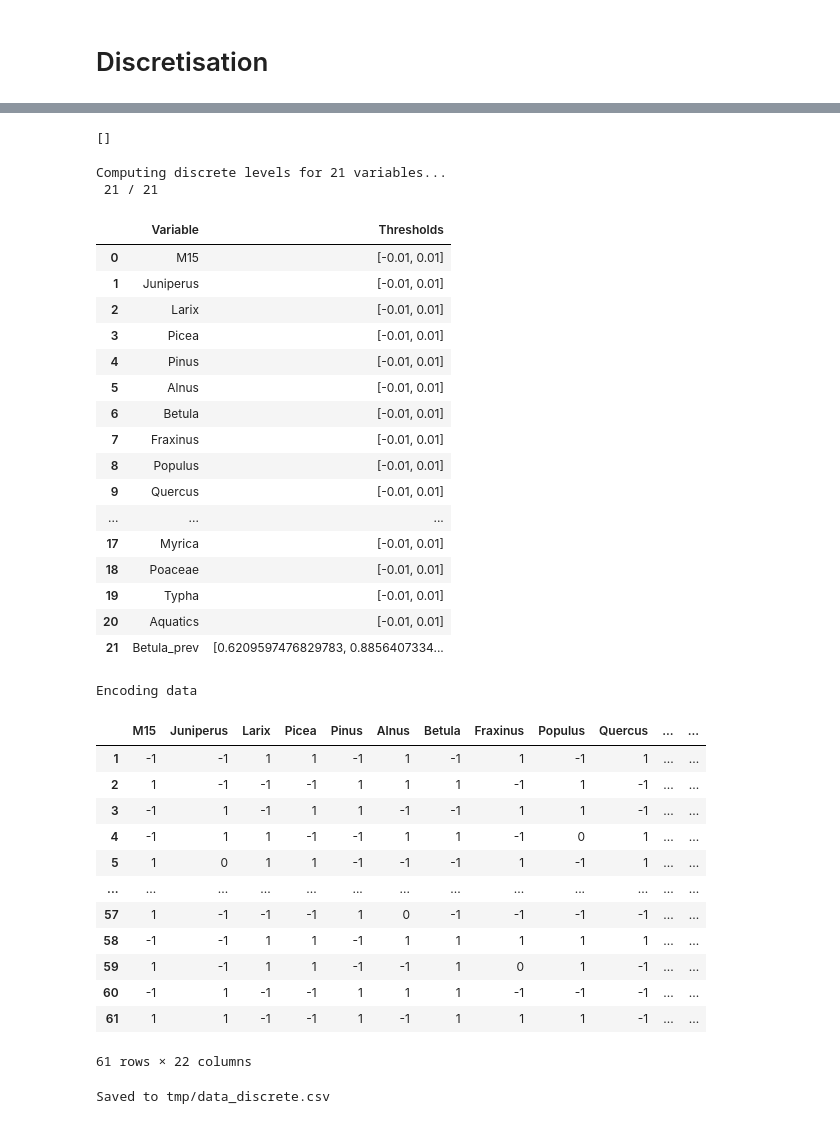
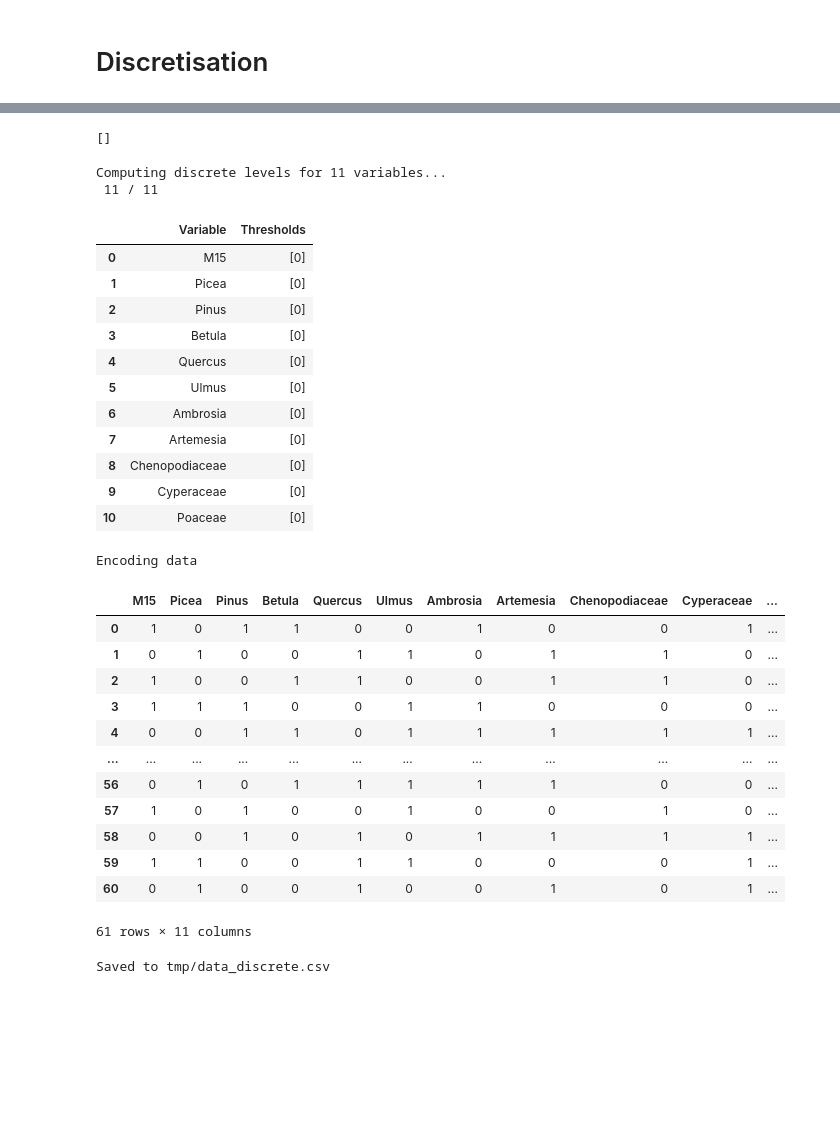
Before and after one commit to Tony-sama/boreal-forest, a Jupyter notebook: 1_data_processing.ipynb, the cells around one changed output, grey strips where cells are left out. Saved outputs shown, nothing was run; the diff lists cells and outputs as text; code cells hidden in the pictures; blank space fills up the shorter version.

```diff
--- a/1_data_processing.ipynb
+++ b/1_data_processing.ipynb
@@ -50,7 +52,7 @@ sns.lineplot(df_charcoal, x="Age", y=CHARCOAL_ID, color="firebrick")
 [figure]
 # %%
 df_pollen = pd.read_csv("data/boreal_forest/"+CHARCOAL_ID+"_spec.csv")
-df_pollen = df_pollen.rename(columns={"Profondeur": "Depth"})
+df_pollen = df_pollen.rename(columns={"Profondeur": "Depth"}).sort_values(by="Depth", ascending=False)
 df_pollen.columns = df_pollen.columns.str.strip()
 display(df_pollen)
 # %% [output]
@@ -91,5 +79,7 @@ if DEBUG:
 # %%
-df_pollen = df_pollen[[c for c in df_pollen.columns if c not in DISCARD_POLLEN]]
+df_pollen = df_pollen[[c for c in df_pollen.columns if c in FEATURES or c == "Depth"]]
+
+print(len(df_pollen.columns), df_pollen.columns)
 
 if DEBUG:
     for col in df_pollen.columns:
@@ -195,18 +175,13 @@ df.columns = df.columns.str.replace(' ', '_')
 
 
 for col in df.columns:
-    df[col+"_prev"] = df[col].shift()
+    df[col+"_prev"] = df[col].shift(-1)
     df[col] = df[col+"_prev"] - df[col]
     #df = df.drop(columns=TARGET)
     df[col] = df[col] / df[col].abs().quantile(0.9)
     g = sns.catplot(data=df, y=col)
     g.set(ylim=(-1, 1))
-    if col == TARGET:
-        df[col+"_prev"] = df[col+"_prev"] / df[col+"_prev"].abs().quantile(0.9)
-        g = sns.catplot(data=df, y=col+"_prev")
-        g.set(ylim=(0, 1))
-    else:
-        df = df.drop(columns=col+"_prev")
+    df = df.drop(columns=col+"_prev")
 
 
 # Compute change of charcoal
@@ -331,69 +306,60 @@ discretization = {}
 categorical_cols = [i for i in list(df_tmp.select_dtypes(exclude=["number"]).columns)]# + ["charcoal_change"]
 
 display(categorical_cols)
 
-non_categorical_cols = [c for c in df_tmp.columns if c not in categorical_cols and c != TARGET+"_prev"]
+non_categorical_cols = [c for c in df_tmp.columns if c not in categorical_cols]
 
 print("Computing discrete levels for",len(non_categorical_cols),"variables...")
 for idx, col in enumerate(non_categorical_cols):
     print("\r",idx+1,"/",len(non_categorical_cols),end="")
     discretization[col] = DISCRETIZATION_TRESHOLDS
-
-discretization[TARGET+"_prev"] = [df_tmp[TARGET+"_prev"].quantile(0.25),df_tmp[TARGET+"_prev"].quantile(0.75)]
 
 print()
 
 df_encoding = pd.DataFrame(list(discretization.items()), columns=["Variable","Thresholds"])
 df_encoding.to_csv(DISCRETE_ENCODING_PATH, index=False)
 display(df_encoding)
 
 print("Encoding data")
 dataset_cat_col = [i for i in categorical_cols if i in df_tmp.columns]
 df_discretised = df_tmp[dataset_cat_col].copy()
 for idx, col in enumerate(non_categorical_cols):
     if col in df_tmp.columns:
         df_discretised[col] = df_tmp[col].apply(lambda x: encode_tendancy(x, discretization[col])).astype('Int64')
 
-df_discretised[TARGET+"_prev"] = df_tmp[TARGET+"_prev"].apply(lambda x: encode_quantity(x, discretization[TARGET+"_prev"])).astype('Int64')
-
 display(df_discretised)
 df_discretised.to_csv(DISCRETE_DATA_PATH, index=False)
 print("Saved to",DISCRETE_DATA_PATH)
 # %% [output]
 []
-Computing discrete levels for 21 variables...
- 21 / 21
+Computing discrete levels for 11 variables...
+ 11 / 11
 |  | Variable | Thresholds |
-| 0 | M15 | [-0.01, 0.01] |
-| 1 | Juniperus | [-0.01, 0.01] |
-| 2 | Larix | [-0.01, 0.01] |
-| 3 | Picea | [-0.01, 0.01] |
-| 4 | Pinus | [-0.01, 0.01] |
-| 5 | Alnus | [-0.01, 0.01] |
-| 6 | Betula | [-0.01, 0.01] |
-| 7 | Fraxinus | [-0.01, 0.01] |
-| 8 | Populus | [-0.01, 0.01] |
-| 9 | Quercus | [-0.01, 0.01] |
-| ... | ... | ... |
-| 17 | Myrica | [-0.01, 0.01] |
-| 18 | Poaceae | [-0.01, 0.01] |
-| 19 | Typha | [-0.01, 0.01] |
-| 20 | Aquatics | [-0.01, 0.01] |
-| 21 | Betula_prev | [0.6209597476829783, 0.8856407334... |
+| 0 | M15 | [0] |
+| 1 | Picea | [0] |
+| 2 | Pinus | [0] |
+| 3 | Betula | [0] |
+| 4 | Quercus | [0] |
+| 5 | Ulmus | [0] |
+| 6 | Ambrosia | [0] |
+| 7 | Artemesia | [0] |
+| 8 | Chenopodiaceae | [0] |
+| 9 | Cyperaceae | [0] |
+| 10 | Poaceae | [0] |
 Encoding data
-|  | M15 | Juniperus | Larix | Picea | Pinus | Alnus | Betula | Fraxinus | Populus | Quercus | ... | ... |
-| 1 | -1 | -1 | 1 | 1 | -1 | 1 | -1 | 1 | -1 | 1 | ... | ... |
-| 2 | 1 | -1 | -1 | -1 | 1 | 1 | 1 | -1 | 1 | -1 | ... | ... |
-| 3 | -1 | 1 | -1 | 1 | 1 | -1 | -1 | 1 | 1 | -1 | ... | ... |
-| 4 | -1 | 1 | 1 | -1 | -1 | 1 | 1 | -1 | 0 | 1 | ... | ... |
-| 5 | 1 | 0 | 1 | 1 | -1 | -1 | -1 | 1 | -1 | 1 | ... | ... |
-| ... | ... | ... | ... | ... | ... | ... | ... | ... | ... | ... | ... | ... |
-| 57 | 1 | -1 | -1 | -1 | 1 | 0 | -1 | -1 | -1 | -1 | ... | ... |
-| 58 | -1 | -1 | 1 | 1 | -1 | 1 | 1 | 1 | 1 | 1 | ... | ... |
-| 59 | 1 | -1 | 1 | 1 | -1 | -1 | 1 | 0 | 1 | -1 | ... | ... |
-| 60 | -1 | 1 | -1 | -1 | 1 | 1 | 1 | -1 | -1 | -1 | ... | ... |
-| 61 | 1 | 1 | -1 | -1 | 1 | -1 | 1 | 1 | 1 | -1 | ... | ... |
+|  | M15 | Picea | Pinus | Betula | Quercus | Ulmus | Ambrosia | Artemesia | Chenopodiaceae | Cyperaceae | ... |
+| 0 | 1 | 0 | 1 | 1 | 0 | 0 | 1 | 0 | 0 | 1 | ... |
+| 1 | 0 | 1 | 0 | 0 | 1 | 1 | 0 | 1 | 1 | 0 | ... |
+| 2 | 1 | 0 | 0 | 1 | 1 | 0 | 0 | 1 | 1 | 0 | ... |
+| 3 | 1 | 1 | 1 | 0 | 0 | 1 | 1 | 0 | 0 | 0 | ... |
+| 4 | 0 | 0 | 1 | 1 | 0 | 1 | 1 | 1 | 1 | 1 | ... |
+| ... | ... | ... | ... | ... | ... | ... | ... | ... | ... | ... | ... |
+| 56 | 0 | 1 | 0 | 1 | 1 | 1 | 1 | 1 | 0 | 0 | ... |
+| 57 | 1 | 0 | 1 | 0 | 0 | 1 | 0 | 0 | 1 | 0 | ... |
+| 58 | 0 | 0 | 1 | 0 | 1 | 0 | 1 | 1 | 1 | 1 | ... |
+| 59 | 1 | 1 | 0 | 0 | 1 | 1 | 0 | 0 | 0 | 1 | ... |
+| 60 | 0 | 1 | 0 | 0 | 1 | 0 | 0 | 1 | 0 | 1 | ... |
-61 rows × 22 columns
+61 rows × 11 columns
 Saved to tmp/data_discrete.csv
 # %%
 import seaborn as sns
```
Also changed, not shown: parts of 9 cells of this notebook, 3 other files.
